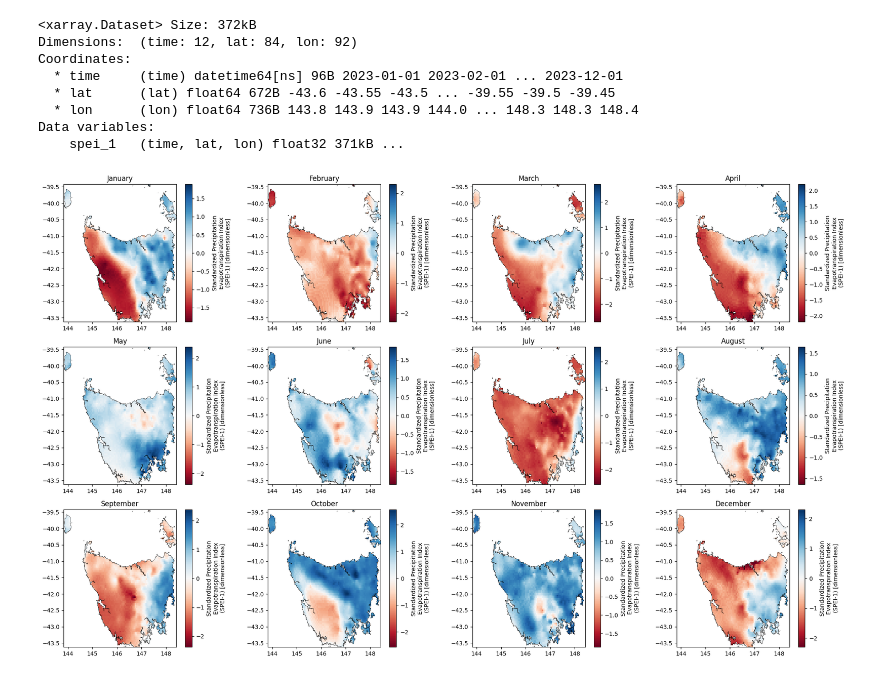
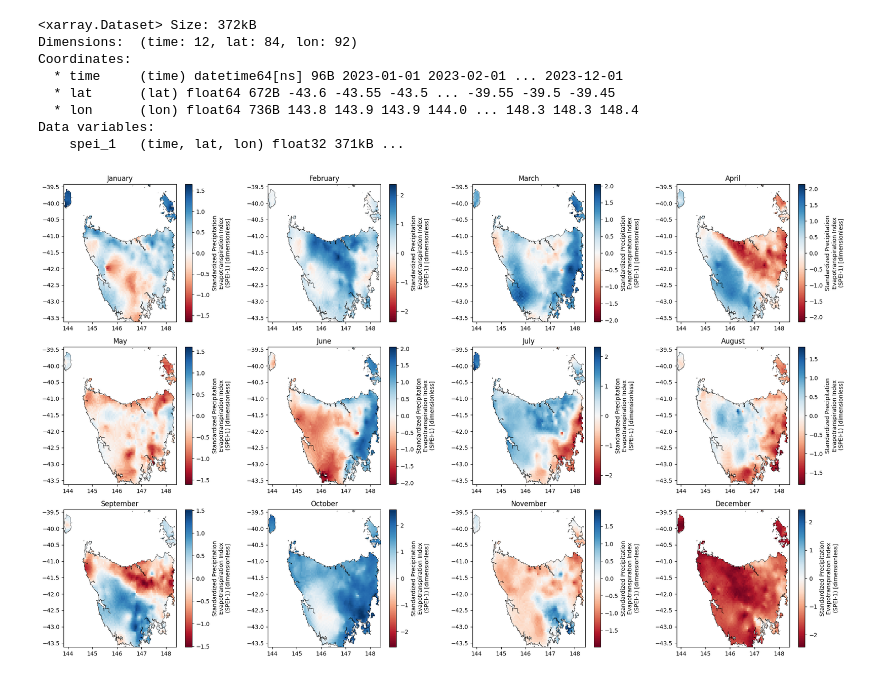
Before and after one commit to Jspcharles/Drought-Propagation, a Jupyter notebook: PP_C_monthly_conversion.ipynb, the cells around one changed output. Cells and saved outputs as stored; diff of their text form; code cells hidden in the pictures.

```diff
--- a/PP_C_monthly_conversion.ipynb
+++ b/PP_C_monthly_conversion.ipynb
@@ -73,8 +73,8 @@ shapefile_path = r'Data\Tas_Shapefile\tasmania.shp'
 qld_shape = gpd.read_file(shapefile_path).to_crs("EPSG:4326")
 
 # === Open the monthly max temperature data for QLD ===
-ds = xr.open_dataset(r'Data\Climate Data\3. Tasmania_Monthly\SPEI_tas_monthl\SPEI_1m_2022.nc')
-monthly_rain = ds['spei']  # Adjust variable name as needed
+ds = xr.open_dataset(r'Data\Climate Data\3. Tasmania_Monthly\Rainfall_tas_monthly\2021.monthly_rain_cropped_monthly.nc')
+monthly_rain = ds['monthly_rain']  # Adjust variable name as needed
 
 # === Create figure and axes for the plot ===
 fig, axes = plt.subplots(nrows=3, ncols=4, figsize=(20, 12))
@@ -127,35 +127,35 @@ shapefile_path = r'Data\Tas_Shapefile\tasmania.shp'
 qld_shape = gpd.read_file(shapefile_path).to_crs("EPSG:4326")
 
 # === Open the monthly max temperature data for QLD ===
-ds = xr.open_dataset(r'Data\Climate Data\3. Tasmania_Monthly\SPEI_tas_monthly\spei_1_2022.nc')
+ds = xr.open_dataset(r'Data\Climate Data\3. Tasmania_Monthly\SPEI_tas_monthly\spei_1_2021.nc')
 monthly_rain = ds['spei_1']  # Adjust variable name as needed
 
 # === Create figure and axes for the plot ===
 fig, axes = plt.subplots(nrows=3, ncols=4, figsize=(20, 12))
 axes = axes.flatten()
 
 # === Plot each month with its own colorbar ===
 for i, month in enumerate(monthly_rain.time):
     ax = axes[i]
     data = monthly_rain.sel(time=month)
 
     # Plot with individual colorbar
     data.plot(ax=ax, cmap='RdBu', add_colorbar=True)
 
     # Overlay region boundaries
     qld_shape.boundary.plot(ax=ax, color='black', linewidth=0.5, alpha=0.7)
 
     # Set the title
     ax.set_title(month.dt.strftime('%B').item())
     ax.set_xlabel('')
     ax.set_ylabel('')
 
 # === Remove unused axes if any ===
 for j in range(i+1, len(axes)):
     fig.delaxes(axes[j])
 
 # === Final layout ===
 plt.tight_layout()
 plt.show()
 # %% [output]
-[figure, old version]
+[figure, new version]
```
Also changed, not shown: parts of 2 cells of this notebook, 1 other file.
